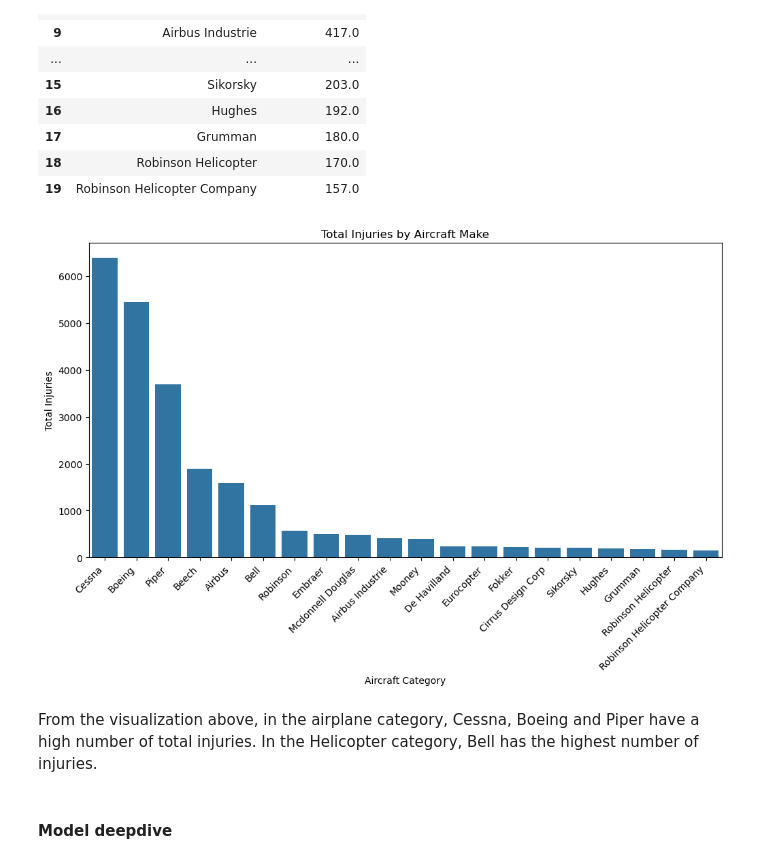
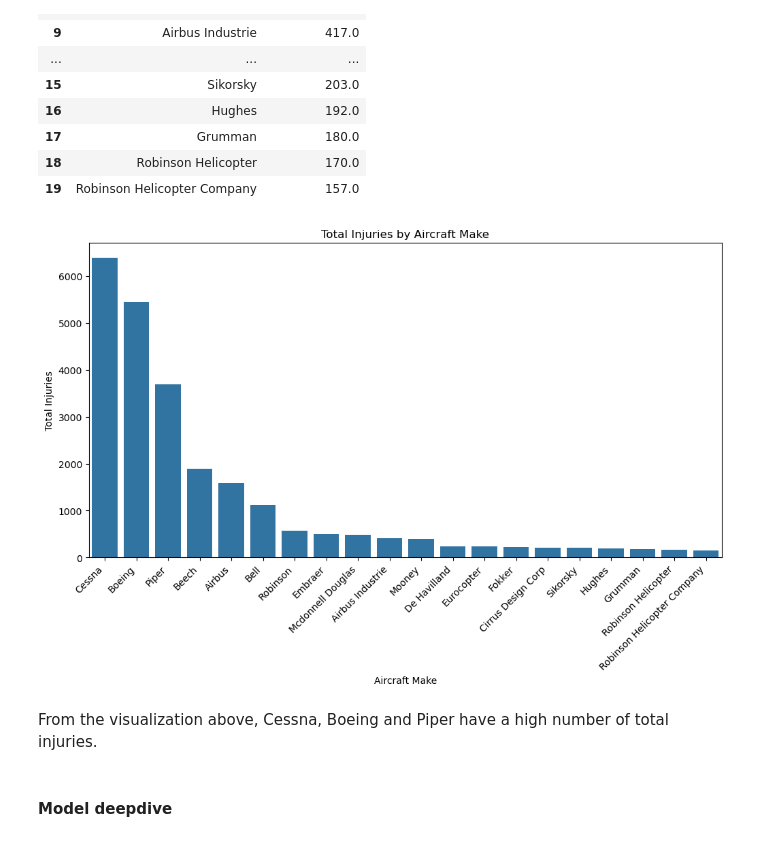
Before and after one commit to lmutua/aviation-accident-analysis, a Jupyter notebook: phase1_project.ipynb, the cells around one changed output. Saved outputs shown, nothing was run; the diff lists cells and outputs as text; code cells hidden in the pictures.

```diff
--- a/phase1_project.ipynb
+++ b/phase1_project.ipynb
@@ -396,16 +423,16 @@ injuries_airplane_and_helicopter
 # %%
 plt.figure(figsize=(12, 6))
 sns.barplot(data=injuries_airplane_and_helicopter ,x='Make', y='Total.Injuries')
 plt.xticks(rotation=45, ha="right")
-plt.xlabel('Aircraft Category')
+plt.xlabel('Aircraft Make')
 plt.ylabel('Total Injuries')
 plt.title('Total Injuries by Aircraft Make')
 plt.savefig("injury_per_make.png", dpi=300, bbox_inches='tight')
 plt.show()
 # %% [output]
-[figure, old version]
+[figure, new version]
 # %% [markdown]
-From the visualization above, in the airplane category, Cessna, Boeing and Piper have a high number of total injuries. In the Helicopter category, Bell has the highest number of injuries.
+From the visualization above, Cessna, Boeing and Piper have a high number of total injuries.
 # %% [markdown]
 #### Model deepdive
 # %%
```
Also changed, not shown: parts of 9 cells of this notebook, 4 other files.
